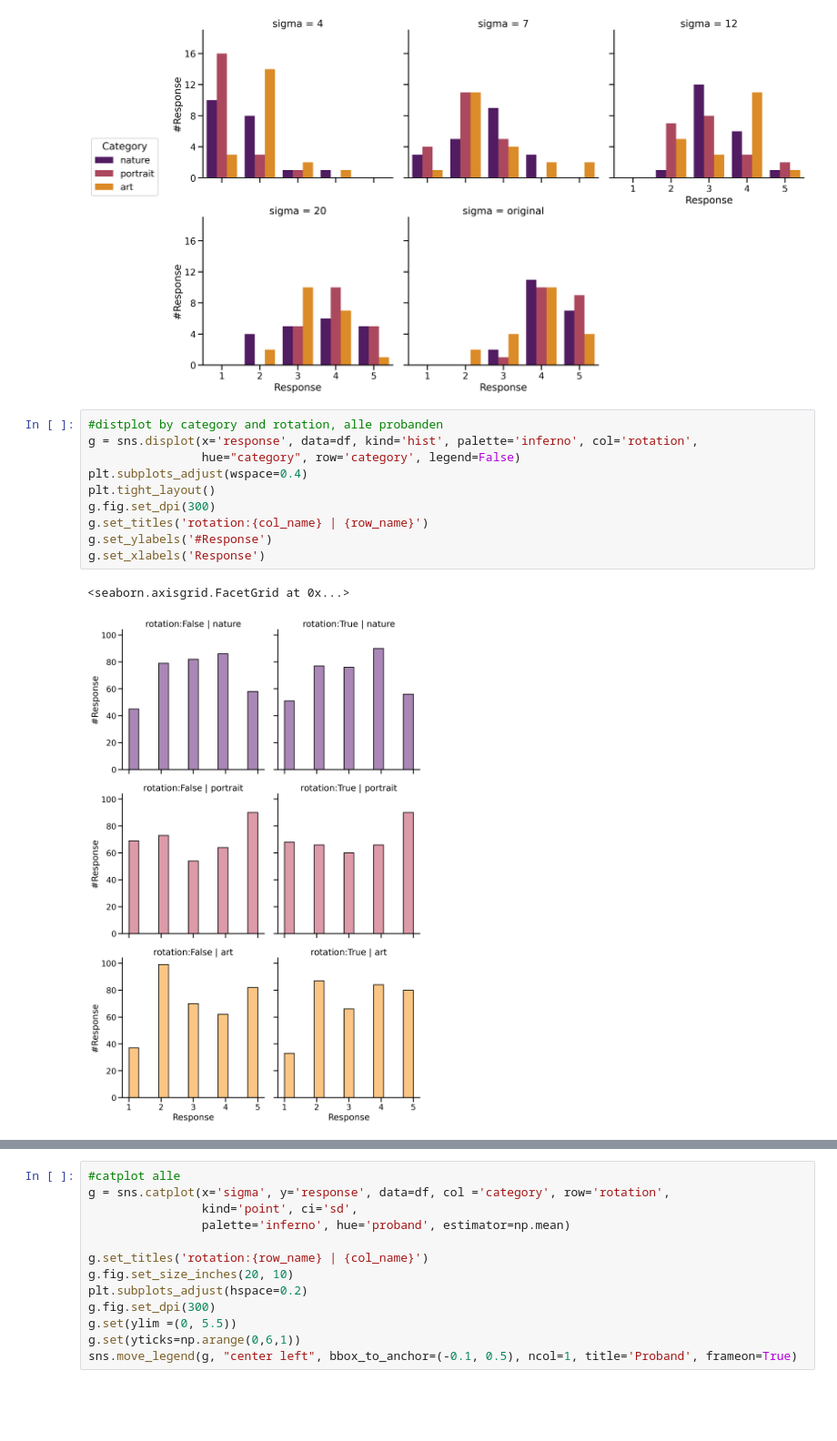
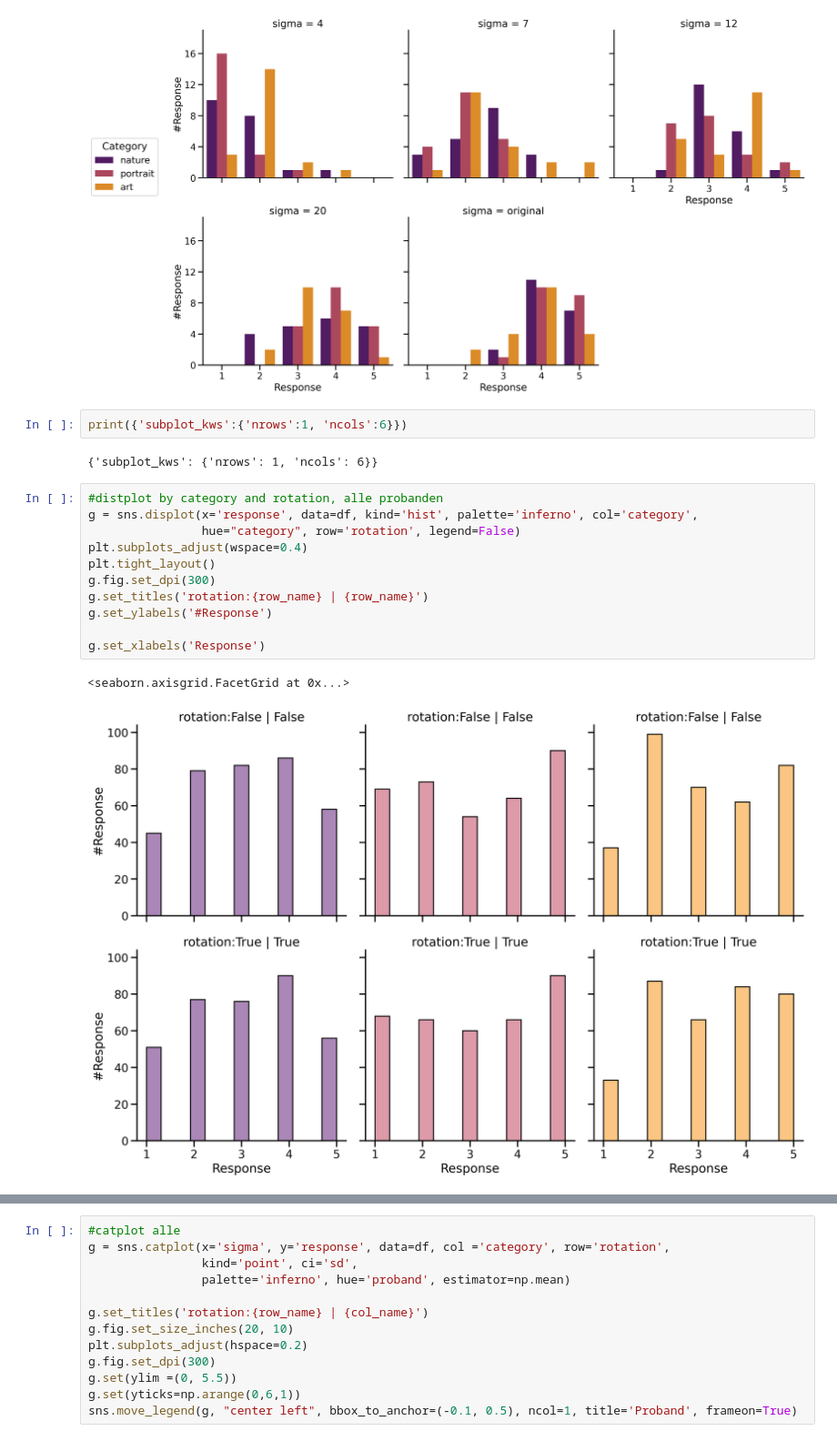
Before and after one commit to NerdPixel/PiQ, a Jupyter notebook: results/final_plots.ipynb, the cells around one changed output, grey strips where cells are left out. Shown at 91% size. Cells and saved outputs as stored; diff of their text form; blank space fills up the shorter version.

Commit message:
add displot

```diff
--- a/results/final_plots.ipynb
+++ b/results/final_plots.ipynb
@@ -47,18 +47,23 @@ g.set(yticks=np.arange(0,20,4))
 sns.move_legend(g, "center left", bbox_to_anchor=(-0.1, 0.6), ncol=1, title='Category', frameon=True)
 # %% [output]
 [figure]
+# %%
+print({'subplot_kws':{'nrows':1, 'ncols':6}})
+# %% [output]
+{'subplot_kws': {'nrows': 1, 'ncols': 6}}
 # %%
 #distplot by category and rotation, alle probanden
-g = sns.displot(x='response', data=df, kind='hist', palette='inferno', col='rotation',
-                hue="category", row='category', legend=False)
+g = sns.displot(x='response', data=df, kind='hist', palette='inferno', col='category',
+                hue="category", row='rotation', legend=False)
 plt.subplots_adjust(wspace=0.4)
 plt.tight_layout()
 g.fig.set_dpi(300)
-g.set_titles('rotation:{col_name} | {row_name}')
+g.set_titles('rotation:{row_name} | {row_name}')
 g.set_ylabels('#Response')
+
 g.set_xlabels('Response')
 # %% [output]
 <seaborn.axisgrid.FacetGrid at 0x...>
-[figure, old version]
+[figure, new version]
 # %%
 #distplot by category and rotation, alle probanden
```
Also changed, not shown: parts of 3 cells of this notebook.
